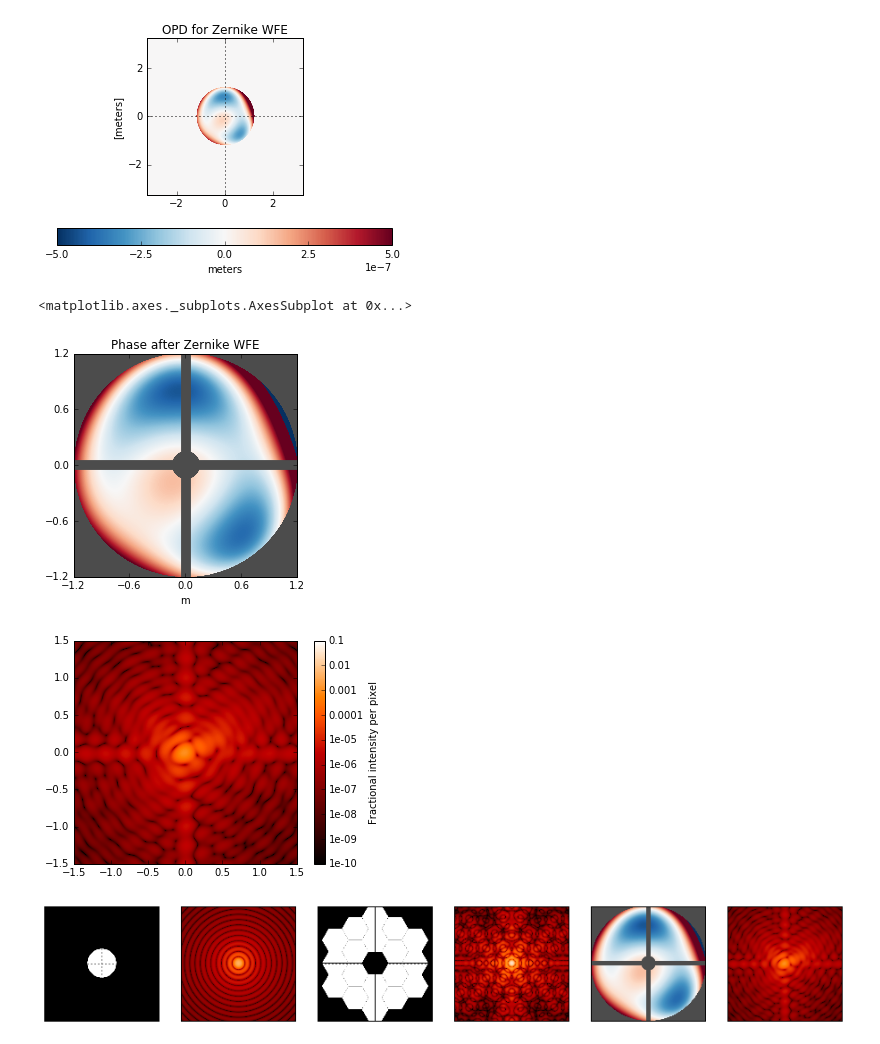
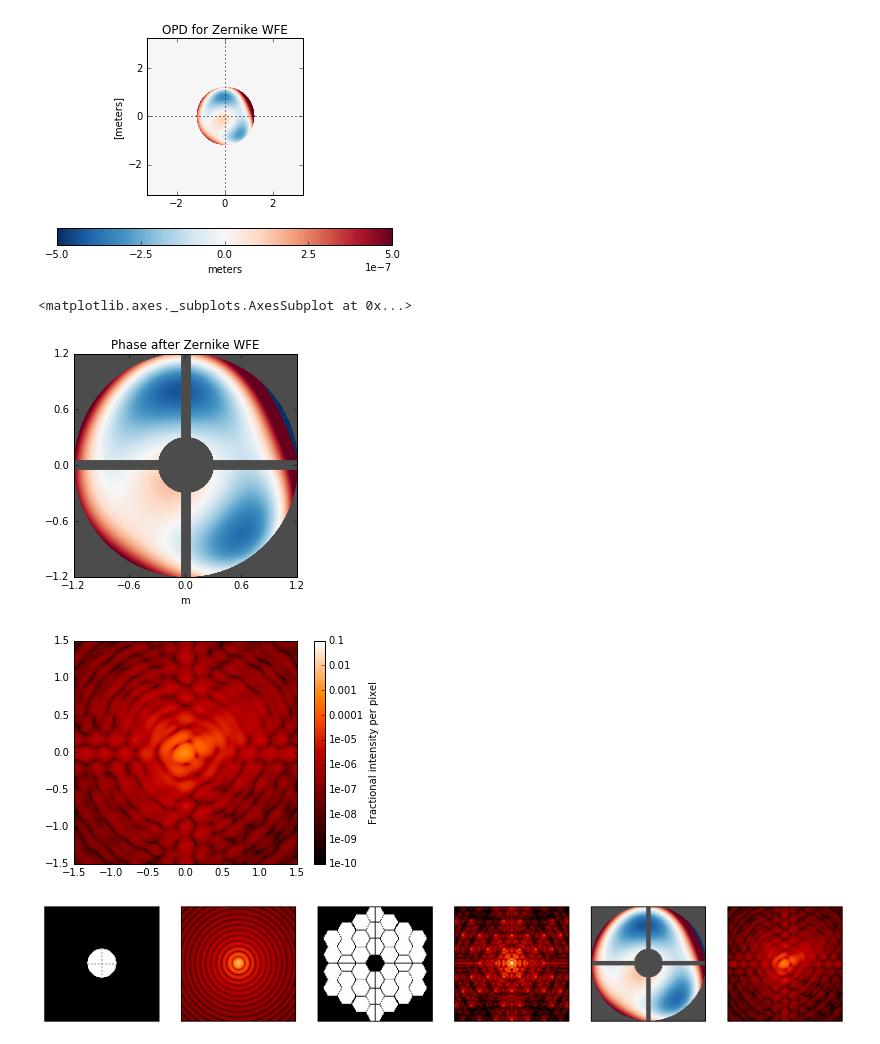
Before and after one commit to spacetelescope/poppy, a Jupyter notebook: docs/figures/README Figure.ipynb, the cells around one changed output. Saved outputs shown, nothing was run; the diff lists cells and outputs as text; code cells hidden in the pictures.

Commit message:
Tweak README figure [skip ci]

```diff
--- a/docs/figures/README Figure.ipynb
+++ b/docs/figures/README Figure.ipynb
@@ -16,9 +16,10 @@ poppy.display_psf(airy_psf)
 # %%
-ap = poppy.MultiHexagonAperture(rings=2, flattoflat=2)
+ap = poppy.MultiHexagonAperture(rings=3, flattoflat=2, gap=0.1)
 sec = poppy.SecondaryObscuration(secondary_radius=0.5, n_supports=4, support_width=0.1)   # secondary with spiders
 hex_aper = poppy.CompoundAnalyticOptic( opticslist=[ap, sec])           # combine into one optic
 # %%
 hex_aper_osys = poppy.OpticalSystem()
 hex_aper_osys.add_pupil(hex_aper)
 hex_aper_osys.add_detector(pixelscale=0.010, fov_arcsec=2.0)
-hex_aper_psf = hex_aper_osys.calc_psf(1e-6)
+hex_aper_psf, hex_interm = hex_aper_osys.calc_psf(1e-6, return_intermediates=True)
+plt.imshow(hex_interm[0].amplitude)
@@ -51,8 +55,8 @@ coeffs
 # %%
 hst_osys = poppy.OpticalSystem(name='Aberrated Hubble-like Telescope')
 
-hst_aper = poppy.CompoundAnalyticOptic( opticslist=[
-    poppy.SecondaryObscuration(secondary_radius=0.15, n_supports=4, support_width=0.1),
+hst_aper = poppy.CompoundAnalyticOptic(opticslist=[
+    poppy.SecondaryObscuration(secondary_radius=0.3, n_supports=4, support_width=0.1),
     poppy.CircularAperture(radius=1.2)
 ])
 hst_osys.addPupil(hst_aper)
@@ -72,29 +76,30 @@ hst_wfe.display(what='opd')
 intermediates[1].display(what='phase')
 # %% [output]
 <matplotlib.axes._subplots.AxesSubplot at 0x...>
-[figure, old version]
+[figure, new version]
 # %%
 poppy.display_psf(hst_psf, vmin=1e-10, title='')
 # %% [output]
-[figure, old version]
+[figure, new version]
 # %%
 fig, axes = plt.subplots(nrows=1, ncols=6, figsize=(16, 4))
 airy_pupil.display(ax=axes[0], colorbar=False)
 poppy.display_psf(airy_psf, ax=axes[1], title='', colorbar=False, vmin=1e-10, imagecrop=1.5)
 
-hex_aper.display(ax=axes[2], colorbar=False)
-poppy.display_psf(hex_aper_psf, ax=axes[3], colorbar=False, vmin=1e-10, imagecrop=0.8)
+# hex_aper.display(ax=axes[2], colorbar=False, interpolation='bicubic')
+axes[2].imshow(hex_interm[0].amplitude, interpolation='catrom', origin='lower', cmap='gray')
+poppy.display_psf(hex_aper_psf, ax=axes[3], colorbar=False, vmin=1e-9, imagecrop=0.8)
 
 intermediates[1].display(what='phase', ax=axes[4])
-poppy.display_psf(hst_psf, ax=axes[5], vmin=1e-10, title='', colorbar=False, imagecrop=3)
+poppy.display_psf(hst_psf, ax=axes[5], vmin=1e-9, title='', colorbar=False, imagecrop=3)
 
 for ax in axes:
     ax.set_title('')
     ax.set_ylabel('')
     ax.set_xlabel('')
     ax.set_xticks([])
     ax.set_yticks([])
 
 plt.savefig('./readme_fig.png', bbox_inches='tight')
 # %% [output]
-[figure, old version]
+[figure, new version]
```
Also changed, not shown: parts of 2 cells of this notebook, 1 other file.
